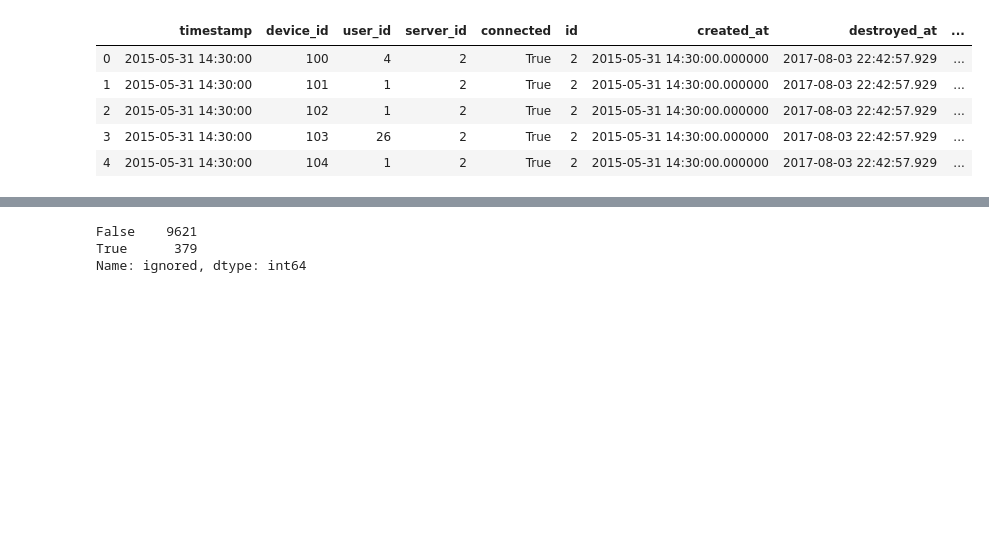
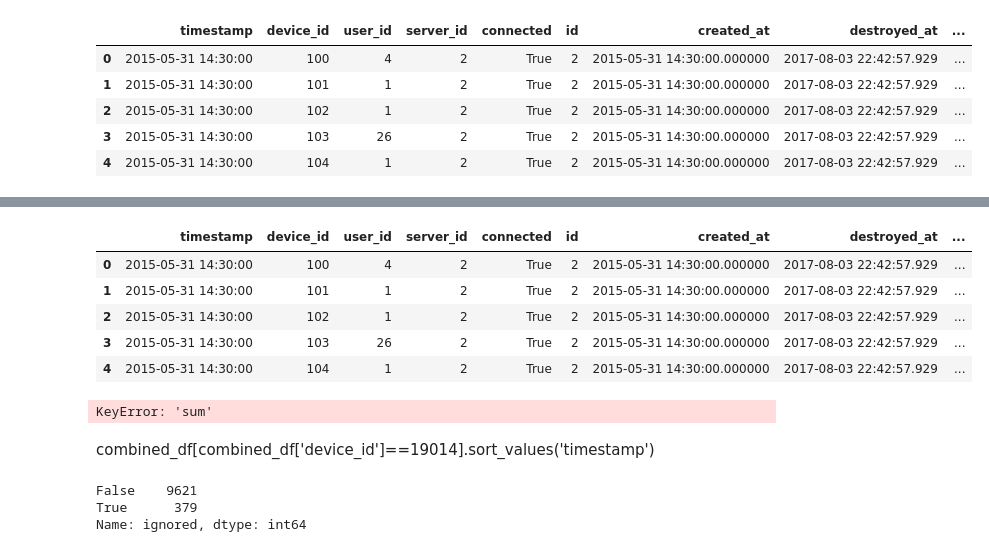
Before and after one commit to iamjakkie/IoTAnalysis-masked, a Jupyter notebook: IoTAnalysis.ipynb, the cells around one changed output, grey strips where cells are left out. Saved outputs shown, nothing was run; the diff lists cells and outputs as text; code cells hidden in the pictures; blank space fills up the shorter version.

```diff
--- a/IoTAnalysis.ipynb
+++ b/IoTAnalysis.ipynb
@@ -141,0 +141,13 @@ process_dataframe(test)
+# %%
+combined_df['timestamp'] = pd.to_datetime(combined_df['timestamp'])
+# %%
+combined_df['date'] = combined_df['timestamp'].dt.date
+# %%
+combined_df.head()
+# %% [output]
+|  | timestamp | device_id | user_id | server_id | connected | id | created_at | destroyed_at | ... |
+| 0 | 2015-05-31 14:30:00 | 100 | 4 | 2 | True | 2 | 2015-05-31 14:30:00.000000 | 2017-08-03 22:42:57.929 | ... |
+| 1 | 2015-05-31 14:30:00 | 101 | 1 | 2 | True | 2 | 2015-05-31 14:30:00.000000 | 2017-08-03 22:42:57.929 | ... |
+| 2 | 2015-05-31 14:30:00 | 102 | 1 | 2 | True | 2 | 2015-05-31 14:30:00.000000 | 2017-08-03 22:42:57.929 | ... |
+| 3 | 2015-05-31 14:30:00 | 103 | 26 | 2 | True | 2 | 2015-05-31 14:30:00.000000 | 2017-08-03 22:42:57.929 | ... |
+| 4 | 2015-05-31 14:30:00 | 104 | 1 | 2 | True | 2 | 2015-05-31 14:30:00.000000 | 2017-08-03 22:42:57.929 | ... |
@@ -142,3 +156,9 @@ process_dataframe(test)
+# %%
+grouped['sum']
+# %% [output]
+KeyError: 'sum'
+# %% [markdown]
+combined_df[combined_df['device_id']==19014].sort_values('timestamp')
 # %%
 test['ignored'].value_counts()
 # %% [output]
```
Also changed, not shown: parts of 24 cells of this notebook, 2 other files.
